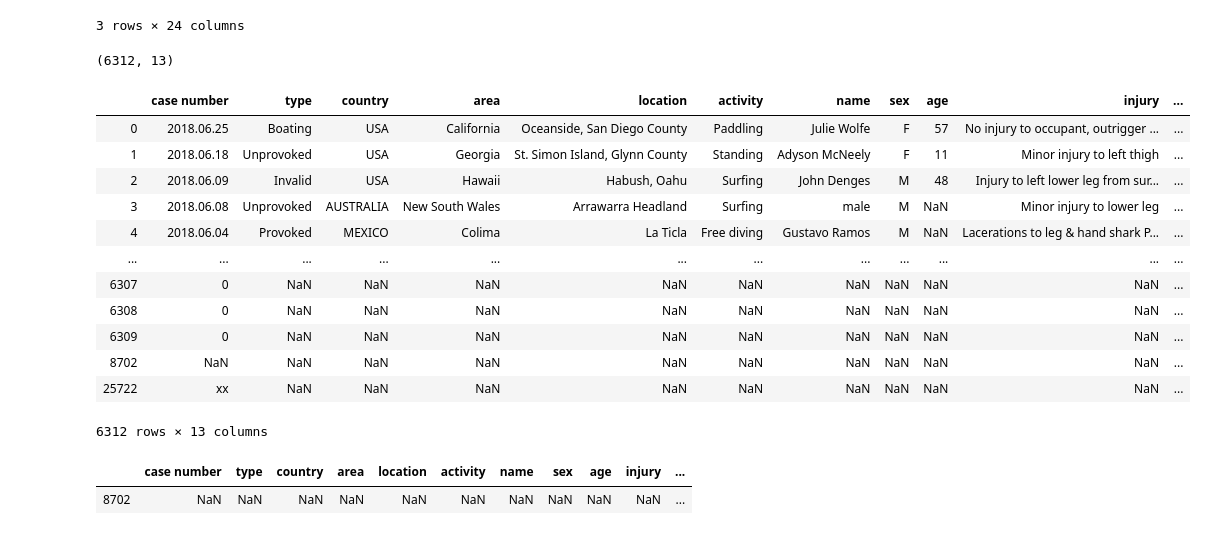
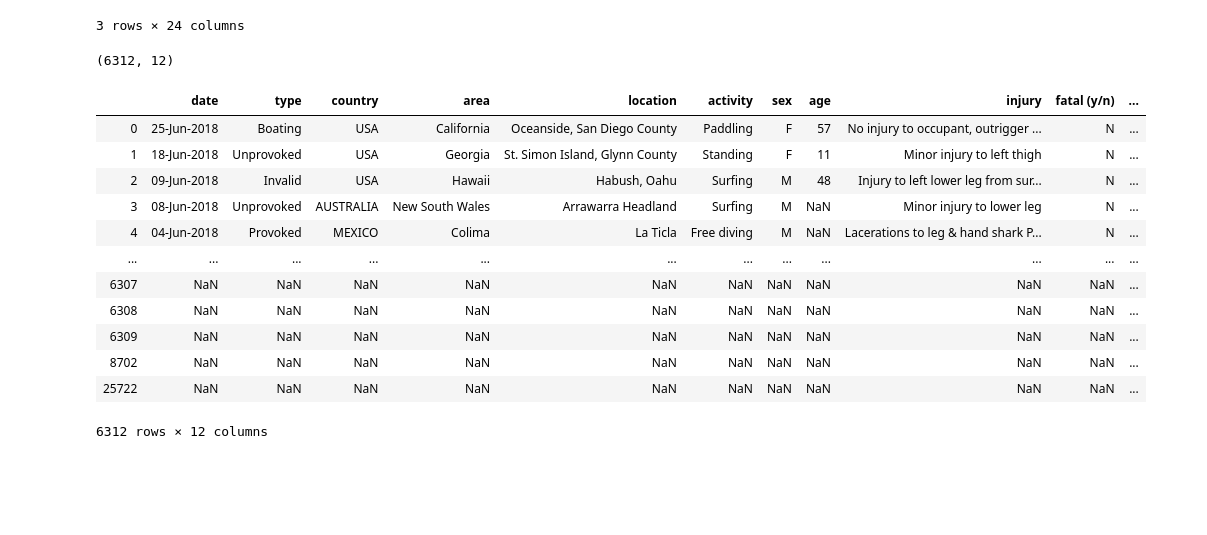
Before and after one commit to diego-florez/Global-Shark-Attacks, a Jupyter notebook: global-sharks-attack-cleaning.ipynb, the cells around one changed output. Cells and saved outputs as stored; diff of their text form; code cells hidden in the pictures; blank space fills up the shorter version.

```diff
--- a/global-sharks-attack-cleaning.ipynb
+++ b/global-sharks-attack-cleaning.ipynb
@@ -82,23 +93,25 @@ df.loc[df["unnamed: 22"].notna() | df["unnamed: 23"].notna()]
 | 5840 | 1878.09.14.R | Reported 14-Sep-1878 | 1878.0 | Provoked | USA | Connecticut | Branford, New Haven County | Fishing | Captain Pattison | M | ... |
 3 rows × 24 columns
 # %%
-df = df.drop(axis = 1, columns = ['date', 'year','investigator or source', 'pdf', 'href formula', 'href',
+#as the 2 previous columns had allmost all values null and we checked the 3 doubts we had, we eliminate them
+#also, we delete columns which will not help us to answer the questions we formulated
+df = df.drop(axis = 1, columns = ['case number', 'year', 'name','investigator or source', 'pdf', 'href formula', 'href',
        'case number 1', 'case number 2', 'original order', 'unnamed: 22',
        'unnamed: 23'])
 print(df.shape)
 df
 # %% [output]
-(6312, 13)
+(6312, 12)
-|  | case number | type | country | area | location | activity | name | sex | age | injury | ... |
-| 0 | 2018.06.25 | Boating | USA | California | Oceanside, San Diego County | Paddling | Julie Wolfe | F | 57 | No injury to occupant, outrigger ... | ... |
-| 1 | 2018.06.18 | Unprovoked | USA | Georgia | St. Simon Island, Glynn County | Standing | Adyson McNeely | F | 11 | Minor injury to left thigh | ... |
-| 2 | 2018.06.09 | Invalid | USA | Hawaii | Habush, Oahu | Surfing | John Denges | M | 48 | Injury to left lower leg from sur... | ... |
-| 3 | 2018.06.08 | Unprovoked | AUSTRALIA | New South Wales | Arrawarra Headland | Surfing | male | M | NaN | Minor injury to lower leg | ... |
-| 4 | 2018.06.04 | Provoked | MEXICO | Colima | La Ticla | Free diving | Gustavo Ramos | M | NaN | Lacerations to leg & hand shark P... | ... |
+|  | date | type | country | area | location | activity | sex | age | injury | fatal (y/n) | ... |
+| 0 | 25-Jun-2018 | Boating | USA | California | Oceanside, San Diego County | Paddling | F | 57 | No injury to occupant, outrigger ... | N | ... |
+| 1 | 18-Jun-2018 | Unprovoked | USA | Georgia | St. Simon Island, Glynn County | Standing | F | 11 | Minor injury to left thigh | N | ... |
+| 2 | 09-Jun-2018 | Invalid | USA | Hawaii | Habush, Oahu | Surfing | M | 48 | Injury to left lower leg from sur... | N | ... |
+| 3 | 08-Jun-2018 | Unprovoked | AUSTRALIA | New South Wales | Arrawarra Headland | Surfing | M | NaN | Minor injury to lower leg | N | ... |
+| 4 | 04-Jun-2018 | Provoked | MEXICO | Colima | La Ticla | Free diving | M | NaN | Lacerations to leg & hand shark P... | N | ... |
 | ... | ... | ... | ... | ... | ... | ... | ... | ... | ... | ... | ... |
-| 6307 | 0 | NaN | NaN | NaN | NaN | NaN | NaN | NaN | NaN | NaN | ... |
-| 6308 | 0 | NaN | NaN | NaN | NaN | NaN | NaN | NaN | NaN | NaN | ... |
-| 6309 | 0 | NaN | NaN | NaN | NaN | NaN | NaN | NaN | NaN | NaN | ... |
+| 6307 | NaN | NaN | NaN | NaN | NaN | NaN | NaN | NaN | NaN | NaN | ... |
+| 6308 | NaN | NaN | NaN | NaN | NaN | NaN | NaN | NaN | NaN | NaN | ... |
+| 6309 | NaN | NaN | NaN | NaN | NaN | NaN | NaN | NaN | NaN | NaN | ... |
 | 8702 | NaN | NaN | NaN | NaN | NaN | NaN | NaN | NaN | NaN | NaN | ... |
-| 25722 | xx | NaN | NaN | NaN | NaN | NaN | NaN | NaN | NaN | NaN | ... |
+| 25722 | NaN | NaN | NaN | NaN | NaN | NaN | NaN | NaN | NaN | NaN | ... |
-6312 rows × 13 columns
+6312 rows × 12 columns
@@ -112,6 +117,0 @@ for c in df.values:
-# %%
-null = df[df.isnull().all(axis=1)]
-null
-# %% [output]
-|  | case number | type | country | area | location | activity | name | sex | age | injury | ... |
-| 8702 | NaN | NaN | NaN | NaN | NaN | NaN | NaN | NaN | NaN | NaN | ... |
```
Also changed, not shown: parts of 38 cells of this notebook.
